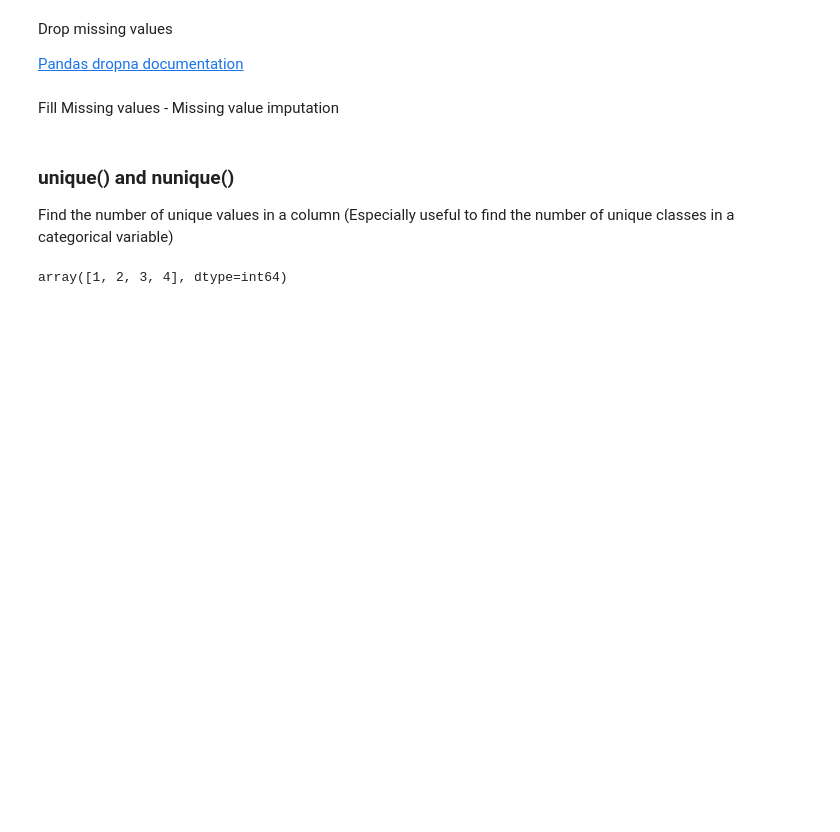
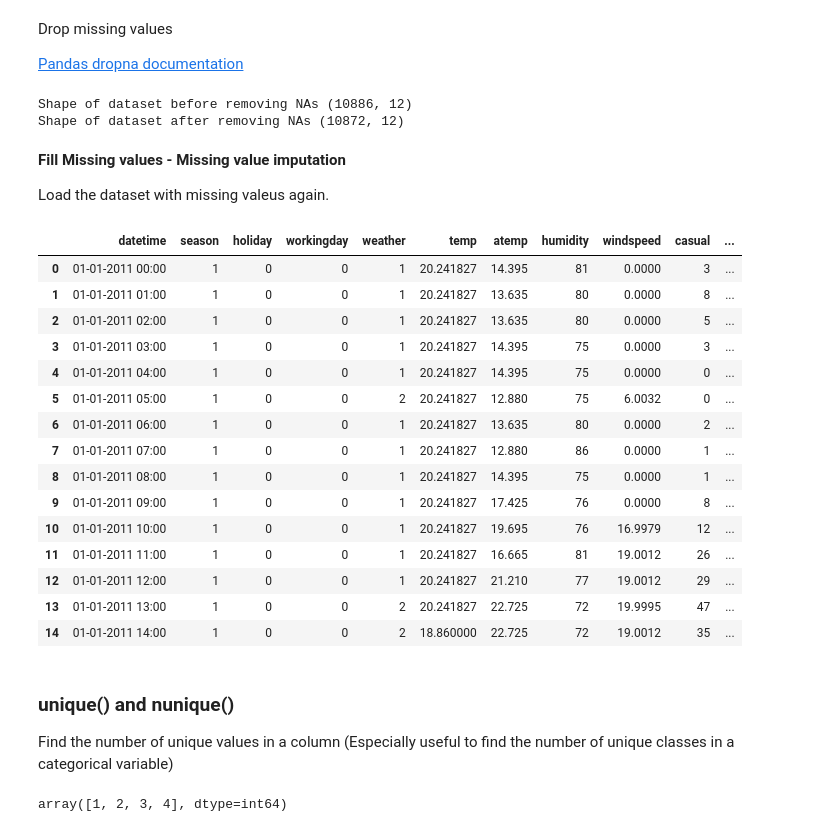
Before and after one commit to jishinkj/pandas-basics, a Jupyter notebook: pandas-basics.ipynb, the cells around one changed output. Drawn from its saved outputs; the diff is of its cells as text; code cells hidden in the pictures; blank space fills up the shorter version.

Commit message:
Added dropna and fillna

```diff
--- a/pandas-basics.ipynb
+++ b/pandas-basics.ipynb
@@ -220,2 +243,13 @@ Drop missing values
+# %%
+print("Shape of dataset before removing NAs", df.shape)
+df.dropna(subset = ['temp'], inplace = True)
+print("Shape of dataset after removing NAs", df.shape)
+# %% [output]
+Shape of dataset before removing NAs (10886, 12)
+Shape of dataset after removing NAs (10872, 12)
 # %% [markdown]
-Fill Missing values - Missing value imputation
+**Fill Missing values - Missing value imputation**
+
+Load the dataset with missing valeus again.
+# %%
+df = pd.read_csv("data/train_na.csv")
@@ -222,3 +258,24 @@ Fill Missing values - Missing value imputation
+# %%
+# df['temp'] = df['temp'].fillna(1)
+df['temp'] = df['temp'].fillna(df['temp'].mean())
+df.head(15)
+# %% [output]
+|  | datetime | season | holiday | workingday | weather | temp | atemp | humidity | windspeed | casual | ... |
+| 0 | 01-01-2011 00:00 | 1 | 0 | 0 | 1 | 20.241827 | 14.395 | 81 | 0.0000 | 3 | ... |
+| 1 | 01-01-2011 01:00 | 1 | 0 | 0 | 1 | 20.241827 | 13.635 | 80 | 0.0000 | 8 | ... |
+| 2 | 01-01-2011 02:00 | 1 | 0 | 0 | 1 | 20.241827 | 13.635 | 80 | 0.0000 | 5 | ... |
+| 3 | 01-01-2011 03:00 | 1 | 0 | 0 | 1 | 20.241827 | 14.395 | 75 | 0.0000 | 3 | ... |
+| 4 | 01-01-2011 04:00 | 1 | 0 | 0 | 1 | 20.241827 | 14.395 | 75 | 0.0000 | 0 | ... |
+| 5 | 01-01-2011 05:00 | 1 | 0 | 0 | 2 | 20.241827 | 12.880 | 75 | 6.0032 | 0 | ... |
+| 6 | 01-01-2011 06:00 | 1 | 0 | 0 | 1 | 20.241827 | 13.635 | 80 | 0.0000 | 2 | ... |
+| 7 | 01-01-2011 07:00 | 1 | 0 | 0 | 1 | 20.241827 | 12.880 | 86 | 0.0000 | 1 | ... |
+| 8 | 01-01-2011 08:00 | 1 | 0 | 0 | 1 | 20.241827 | 14.395 | 75 | 0.0000 | 1 | ... |
+| 9 | 01-01-2011 09:00 | 1 | 0 | 0 | 1 | 20.241827 | 17.425 | 76 | 0.0000 | 8 | ... |
+| 10 | 01-01-2011 10:00 | 1 | 0 | 0 | 1 | 20.241827 | 19.695 | 76 | 16.9979 | 12 | ... |
+| 11 | 01-01-2011 11:00 | 1 | 0 | 0 | 1 | 20.241827 | 16.665 | 81 | 19.0012 | 26 | ... |
+| 12 | 01-01-2011 12:00 | 1 | 0 | 0 | 1 | 20.241827 | 21.210 | 77 | 19.0012 | 29 | ... |
+| 13 | 01-01-2011 13:00 | 1 | 0 | 0 | 2 | 20.241827 | 22.725 | 72 | 19.9995 | 47 | ... |
+| 14 | 01-01-2011 14:00 | 1 | 0 | 0 | 2 | 18.860000 | 22.725 | 72 | 19.0012 | 35 | ... |
 # %% [markdown]
 ### unique() and nunique()
 
```
Also changed, not shown: parts of 24 cells of this notebook, 2 other files.
